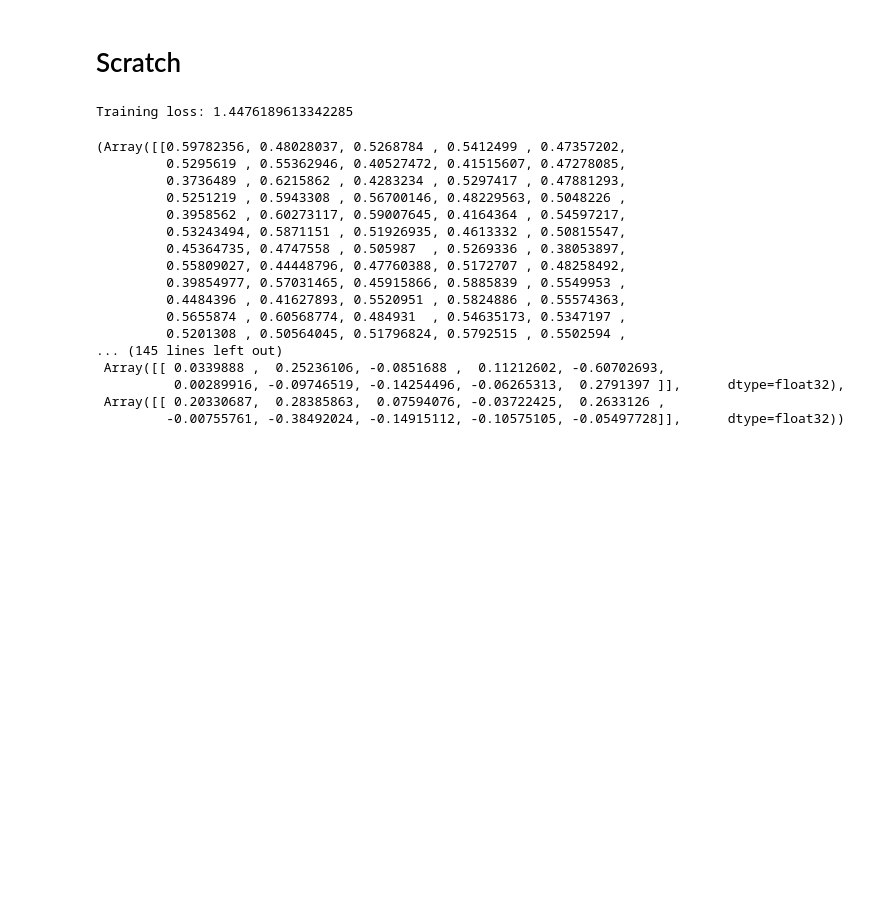
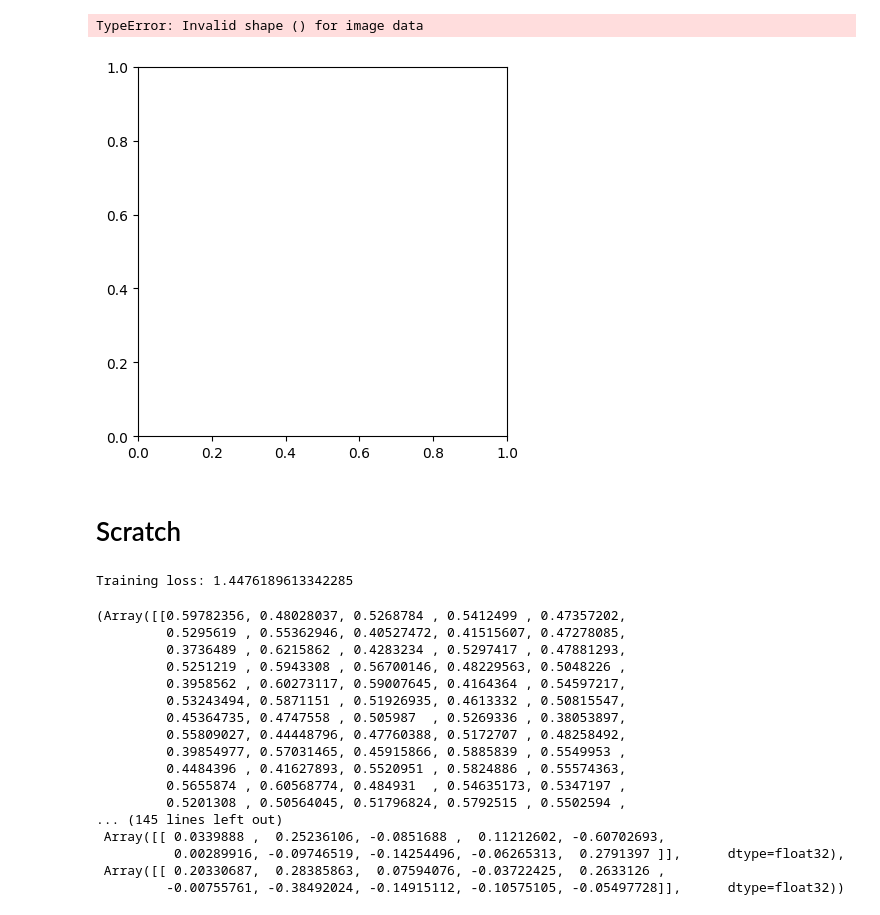
Before and after one commit to matthew9671/maskgit, a Jupyter notebook: torch_to_jax.ipynb, the cells around one changed output. Drawn from its saved outputs; the diff is of its cells as text; code cells hidden in the pictures; blank space fills up the shorter version.

```diff
--- a/torch_to_jax.ipynb
+++ b/torch_to_jax.ipynb
@@ -454,0 +535,36 @@ ipdb>  exit
+# %%
+# Extract PyTorch parameters
+pytorch_params = {name: param.detach().numpy() for name, param in pytorch_model.named_parameters()}
+
+# Transpose convolution kernels to JAX format
+jax_params = {}
+jax_params['params'] = {
+    'Conv_0': {
+        'kernel': jnp.transpose(pytorch_params['conv1.weight'], (2, 3, 1, 0)),  # (H, W, in_channels, out_channels)
+        'bias': pytorch_params['conv1.bias']
+    },
+    # 'Conv_1': {
+    #     'kernel': jnp.transpose(pytorch_params['conv2.weight'], (2, 3, 1, 0)),  # (H, W, in_channels, out_channels)
+    #     'bias': pytorch_params['conv2.bias']
+    # },
+    'Dense_0': {
+        'kernel': jnp.transpose(pytorch_params['fc1.weight'], (1, 0)),  # (in_features, out_features)
+        'bias': pytorch_params['fc1.bias']
+    }
+}
+# %%
+# Apply JAX model with converted parameters
+jax_output_with_converted_weights = jax_model.apply(freeze(jax_params), jax_input)
+
+# Convert JAX output to numpy for comparison
+jax_output_with_converted_weights_np = np.array(jax_output_with_converted_weights)
+
+# pytorch_output_transposed = pytorch_output.detach().numpy().transpose((0, 2, 3, 1))
+pytorch_output_transposed = pytorch_output.detach().numpy()
+
+# Check if PyTorch and JAX outputs are close
+print("PyTorch Output:", pytorch_output_transposed.shape)
+print("JAX Output with Converted Weights:", jax_output_with_converted_weights_np.shape)
+
+# Verify outputs are close
+assert np.allclose(pytorch_output_transposed, jax_output_with_converted_weights_np, atol=1e-5)
@@ -455,3 +593,10 @@ ipdb>  exit
+# %%
+import matplotlib.pyplot as plt
+plt.imshow((pytorch_output_transposed-jax_output_with_converted_weights_np)[0, ..., 2])
+plt.colorbar()
+# %% [output]
+TypeError: Invalid shape () for image data
+[figure, added]
 # %% [markdown]
 # Scratch
 # %%
```
Also changed, not shown: parts of 14 cells of this notebook.
